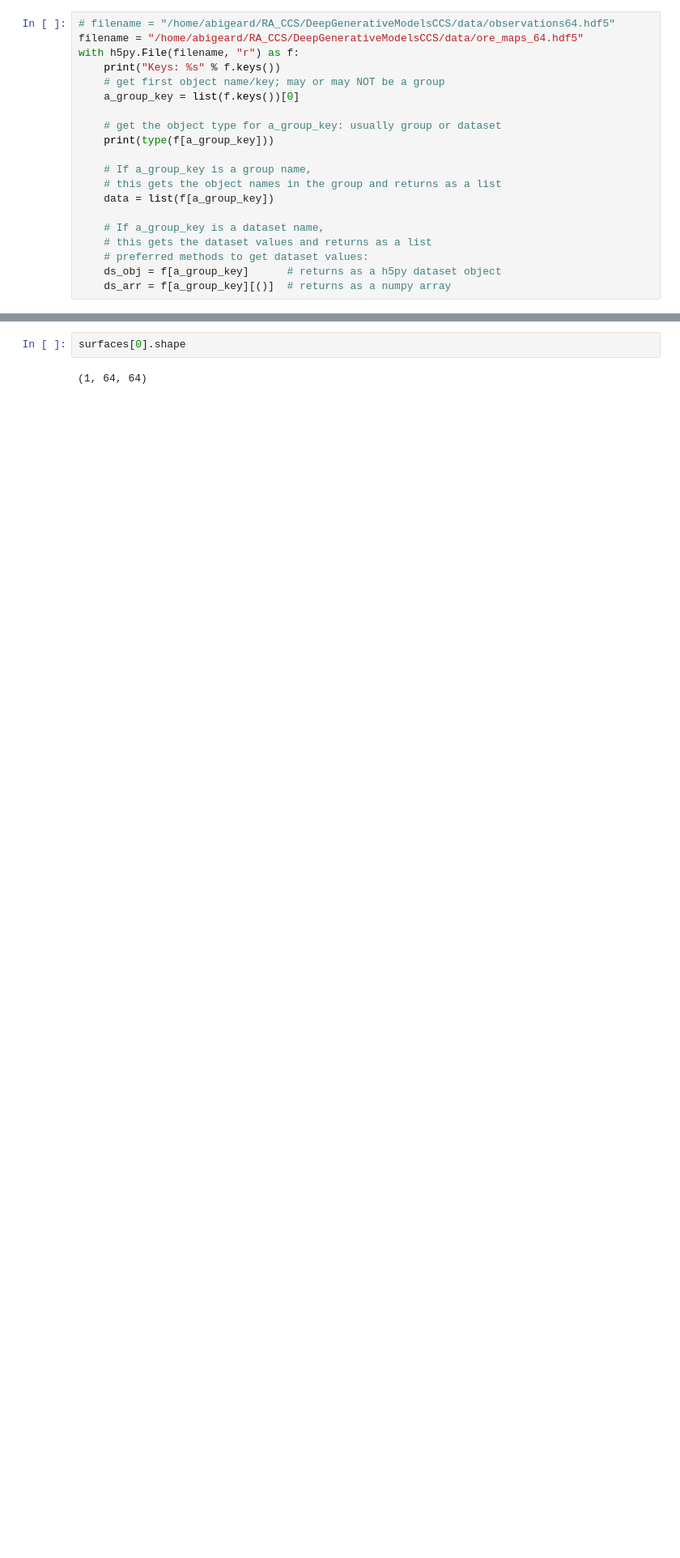
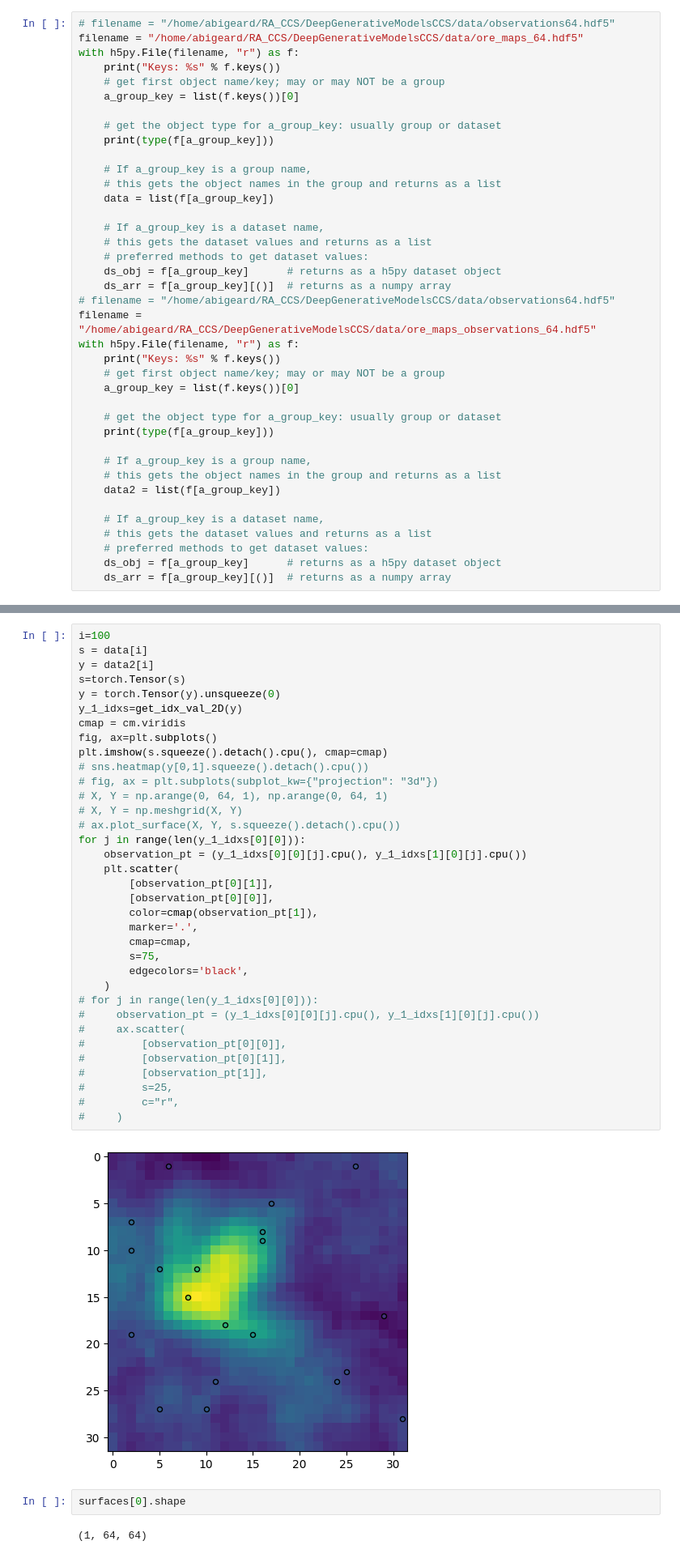
Before and after one commit to antoine-bigeard/cDGM4Planning, a Jupyter notebook: notebooks/data.ipynb, the cells around one changed output, grey strips where cells are left out. Shown at 81% size. Cells and saved outputs as stored; diff of their text form; blank space fills up the shorter version.

Commit message:
updates 2D, metrics, plots

```diff
--- a/notebooks/data.ipynb
+++ b/notebooks/data.ipynb
@@ -26,6 +31,25 @@ with h5py.File(filename, "r") as f:
     # preferred methods to get dataset values:
     ds_obj = f[a_group_key]      # returns as a h5py dataset object
     ds_arr = f[a_group_key][()]  # returns as a numpy array
+# filename = "/home/abigeard/RA_CCS/DeepGenerativeModelsCCS/data/observations64.hdf5"
+filename = "/home/abigeard/RA_CCS/DeepGenerativeModelsCCS/data/ore_maps_observations_64.hdf5"
+with h5py.File(filename, "r") as f:
+    print("Keys: %s" % f.keys())
+    # get first object name/key; may or may NOT be a group
+    a_group_key = list(f.keys())[0]
+
+    # get the object type for a_group_key: usually group or dataset
+    print(type(f[a_group_key]))
+
+    # If a_group_key is a group name,
+    # this gets the object names in the group and returns as a list
+    data2 = list(f[a_group_key])
+
+    # If a_group_key is a dataset name,
+    # this gets the dataset values and returns as a list
+    # preferred methods to get dataset values:
+    ds_obj = f[a_group_key]      # returns as a h5py dataset object
+    ds_arr = f[a_group_key][()]  # returns as a numpy array
 # %% [output]
 Keys: <KeysViewHDF5 ['X']>
 <class 'h5py._hl.dataset.Dataset'>
@@ -37,3 +58,40 @@ for s in data:
+# %%
+i=100
+s = data[i]
+y = data2[i]
+s=torch.Tensor(s)
+y = torch.Tensor(y).unsqueeze(0)
+y_1_idxs=get_idx_val_2D(y)
+cmap = cm.viridis
+fig, ax=plt.subplots()
+plt.imshow(s.squeeze().detach().cpu(), cmap=cmap)
+# sns.heatmap(y[0,1].squeeze().detach().cpu())
+# fig, ax = plt.subplots(subplot_kw={"projection": "3d"})
+# X, Y = np.arange(0, 64, 1), np.arange(0, 64, 1)
+# X, Y = np.meshgrid(X, Y)
+# ax.plot_surface(X, Y, s.squeeze().detach().cpu())
+for j in range(len(y_1_idxs[0][0])):
+    observation_pt = (y_1_idxs[0][0][j].cpu(), y_1_idxs[1][0][j].cpu())
+    plt.scatter(
+        [observation_pt[0][1]],
+        [observation_pt[0][0]],
+        color=cmap(observation_pt[1]),
+        marker='.',
+        cmap=cmap,
+        s=75,
+        edgecolors='black',
+    )
+# for j in range(len(y_1_idxs[0][0])):
+#     observation_pt = (y_1_idxs[0][0][j].cpu(), y_1_idxs[1][0][j].cpu())
+#     ax.scatter(
+#         [observation_pt[0][0]],
+#         [observation_pt[0][1]],
+#         [observation_pt[1]],
+#         s=25,
+#         c="r",
+#     )
+# %% [output]
+[figure, added]
 # %%
 surfaces[0].shape
 # %% [output]
```
Also changed, not shown: parts of 6 cells of this notebook, 14 other files.
